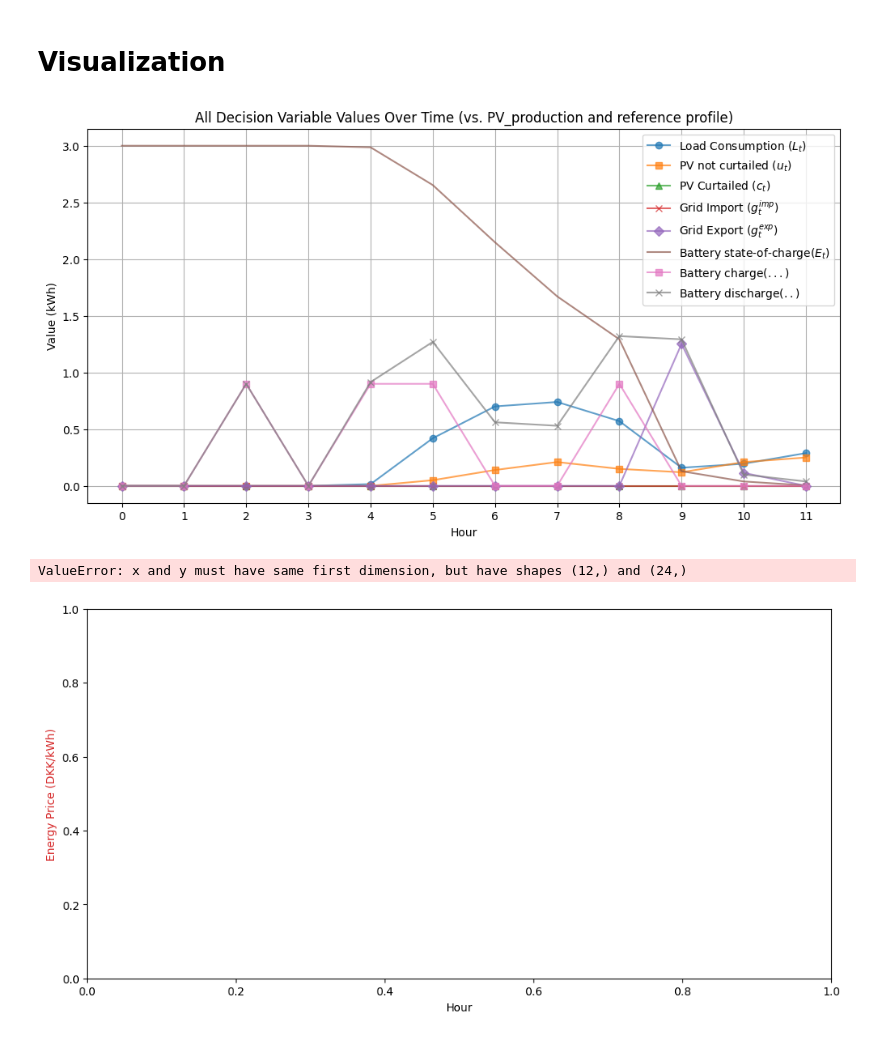
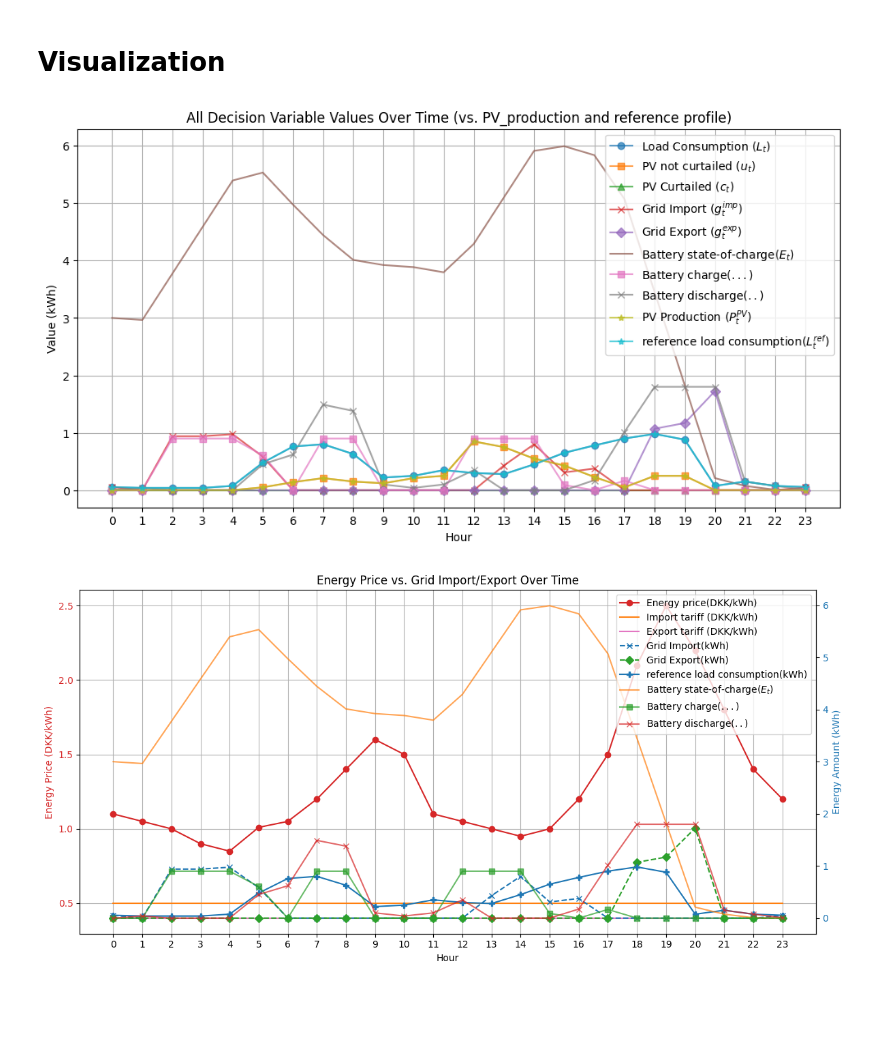
Before and after one commit to PHengst/template-assignment-1, a Jupyter notebook: src/1c.ipynb, the cells around one changed output. Drawn from its saved outputs; the diff is of its cells as text; code cells hidden in the pictures; blank space fills up the shorter version.

```diff
--- a/src/1c.ipynb
+++ b/src/1c.ipynb
@@ -72,7 +72,7 @@ eff_dis = appl_params["storage"][0]["discharging_efficiency"]
 
 # Make model
 model = gp.Model("Model")
-n_hours = 12
+n_hours = 24
 HOURS = list( range(n_hours))
 
 
@@ -144,8 +144,10 @@ for t in HOURS :
     #(Hourly Cost) HC = (pt + τt) gt_imp − (pt − τt)gt_exp
     model.addConstr((pt[t] + tau_imp) * gt_imp[t] - (pt[t] - tau_exp) * gt_exp[t] == HCt[t], name='Hourly cost')
 
-    #(Discomfort) Dt = (Lt_ref − Lt)^2 # NOT LINEAR
-    model.addConstr( nlfunc.square(Lt_ref[t] - Lt[t]) == Dt[t], name='Discomfort')
+    #(Discomfort) Dt = (Lt_ref − Lt)^2 #
+    # model absolute distance with two constraints
+    model.addConstr(Dt[t] >= Lt_ref[t] - Lt[t])
+    model.addConstr(Dt[t] >= Lt[t] - Lt_ref[t])
 
      # (Battery state-of-charge dynamics) Et = Et−1 + eff_ch * bt_ch − eff_dis*bt_dis
      # t>0 because E0 is defined
@@ -227,8 +241,8 @@ plt.plot(HOURS, Et_values, label='Battery state-of-charge($E_t$)', alpha=0.7)
 plt.plot(HOURS, bt_ch_values, label='Battery charge($...$)', alpha=0.7, marker='s')
 plt.plot(HOURS, bt_dis_values, label='Battery discharge($..$)', alpha=0.7, marker='x')
 Pt_PV = der_production[0]["hourly_profile_ratio"]
-#plt.plot(HOURS, Pt_PV, label='PV Production ($P_t^{PV}$)', alpha=0.7, marker='*')
-#plt.plot(HOURS, Lt_ref, label='reference load consumption($L_t^{ref}$)', alpha=0.7, marker='*')
+plt.plot(HOURS, Pt_PV, label='PV Production ($P_t^{PV}$)', alpha=0.7, marker='*')
+plt.plot(HOURS, Lt_ref, label='reference load consumption($L_t^{ref}$)', alpha=0.7, marker='*')
 
 # Add labels and title
 plt.xlabel('Hour')
@@ -239,7 +253,7 @@ plt.legend()
 plt.grid(True)
 plt.show()
 # %% [output]
-[figure, old version]
+[figure, new version]
 # %%
 import matplotlib.pyplot as plt
 
@@ -248,35 +262,34 @@ fig, ax1 = plt.subplots(figsize=(12, 6))
 
 # Plot energy price on the first y-axis
 color = 'tab:red'
 ax1.set_xlabel('Hour')
 ax1.set_ylabel('Energy Price (DKK/kWh)', color=color)
 ax1.plot(HOURS, pt, color=color, marker='o', label='Energy price(DKK/kWh)')
-# ax1.plot(HOURS, np.repeat(tau_imp, 24), color='tab:orange',  label='Import tariff (DKK/kWh)')
-# ax1.plot(HOURS, np.repeat(tau_exp, 24), color='tab:pink',  label='Export tariff (DKK/kWh)')
+ax1.plot(HOURS, np.repeat(tau_imp, 24), color='tab:orange',  label='Import tariff (DKK/kWh)')
+ax1.plot(HOURS, np.repeat(tau_exp, 24), color='tab:pink',  label='Export tariff (DKK/kWh)')
 ax1.tick_params(axis='y', labelcolor=color)
-# ax1.plot(HOURS, HCt_values, color='tab:pink', label='Hourly cost (DKK)')
+#ax1.plot(HOURS, HCt_values, color='tab:pink', label='Hourly cost (DKK)')
 ax1.grid(True)
 
 # Create a second y-axis for import/export
 ax2 = ax1.twinx()
 color = 'tab:blue'
 ax2.set_ylabel('Energy Amount (kWh)', color=color)
 ax2.plot(HOURS, gt_imp_values, color='tab:blue', marker='x', linestyle='dashed', label='Grid Import(kWh)')
 ax2.plot(HOURS, gt_exp_values, color='tab:green', marker='D', linestyle='dashed', label='Grid Export(kWh)')
 ax2.plot(HOURS, Lt_ref, label='reference load consumption(kWh)', marker='P')
 ax2.tick_params(axis='y', labelcolor=color)
 ax2.plot(HOURS, Et_values, label='Battery state-of-charge($E_t$)', alpha=0.7)
 ax2.plot(HOURS, bt_ch_values, label='Battery charge($...$)', alpha=0.7, marker='s')
 ax2.plot(HOURS, bt_dis_values, label='Battery discharge($..$)', alpha=0.7, marker='x')
 
 # Add title and legend
 plt.title('Energy Price vs. Grid Import/Export Over Time')
 fig.tight_layout() # To prevent labels overlapping
 fig.legend(loc="upper right", bbox_to_anchor=(1,1), bbox_transform=ax1.transAxes)
 plt.xticks(HOURS)
 plt.show()
 
 # TODO i dont know why KWH axis doesnt start at zero
 # %% [output]
-ValueError: x and y must have same first dimension, but have shapes (12,) and (24,)
-[figure, old version]
+[figure, new version]
```
Also changed, not shown: parts of 2 cells of this notebook.
